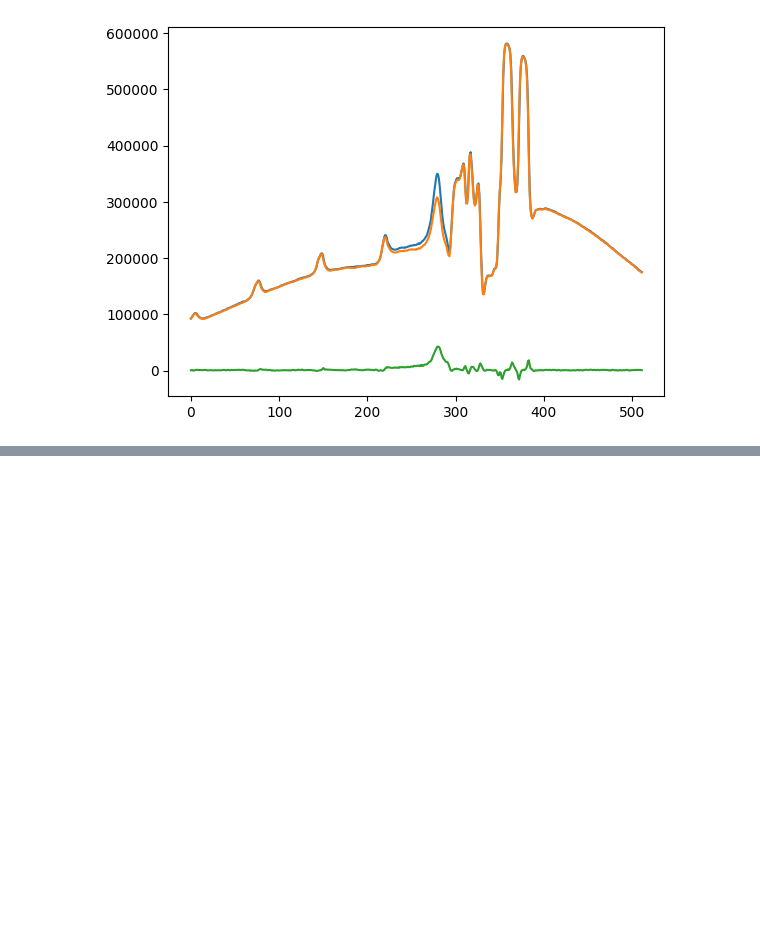
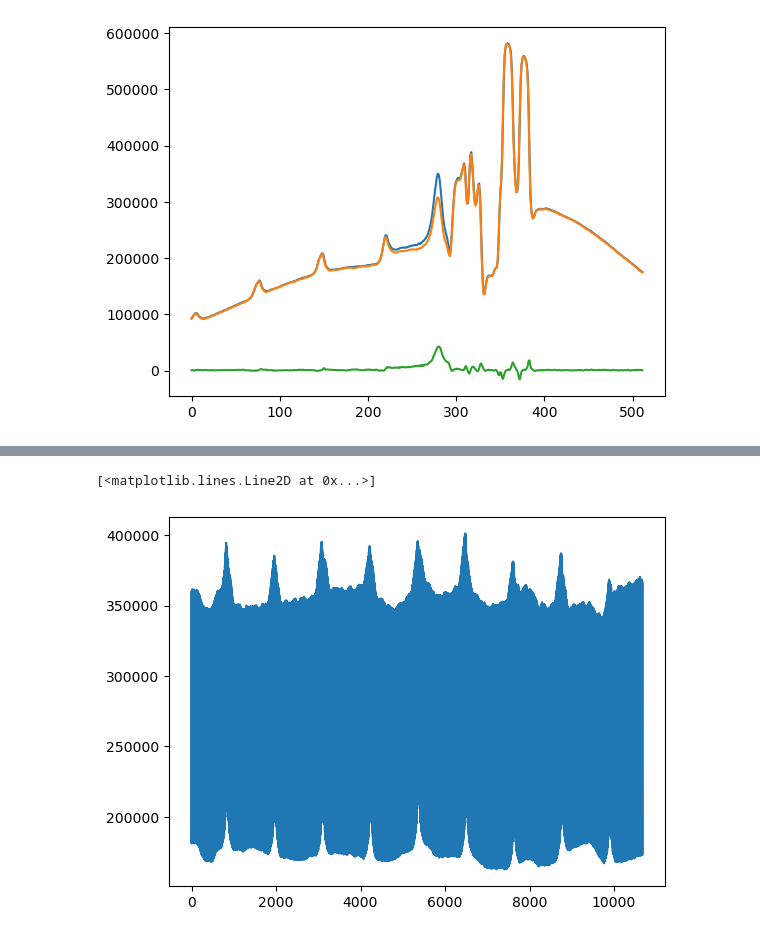
Before and after one commit to JeperoJ/Photoluminescence-scanner, a Jupyter notebook: Software refactor/LIPI_Processing/testing_fps_wrong.ipynb, the cells around one changed output, grey strips where cells are left out. Saved outputs shown, nothing was run; the diff lists cells and outputs as text; code cells hidden in the pictures; blank space fills up the shorter version.

```diff
--- a/Software refactor/LIPI_Processing/testing_fps_wrong.ipynb
+++ b/Software refactor/LIPI_Processing/testing_fps_wrong.ipynb
@@ -71,0 +137,5 @@ plt.show()
+# %%
+6plt.plot(trimmed_profile)
+# %% [output]
+[<matplotlib.lines.Line2D at 0x...>]
+[figure, added]
```
Also changed, not shown: parts of 11 cells of this notebook.
